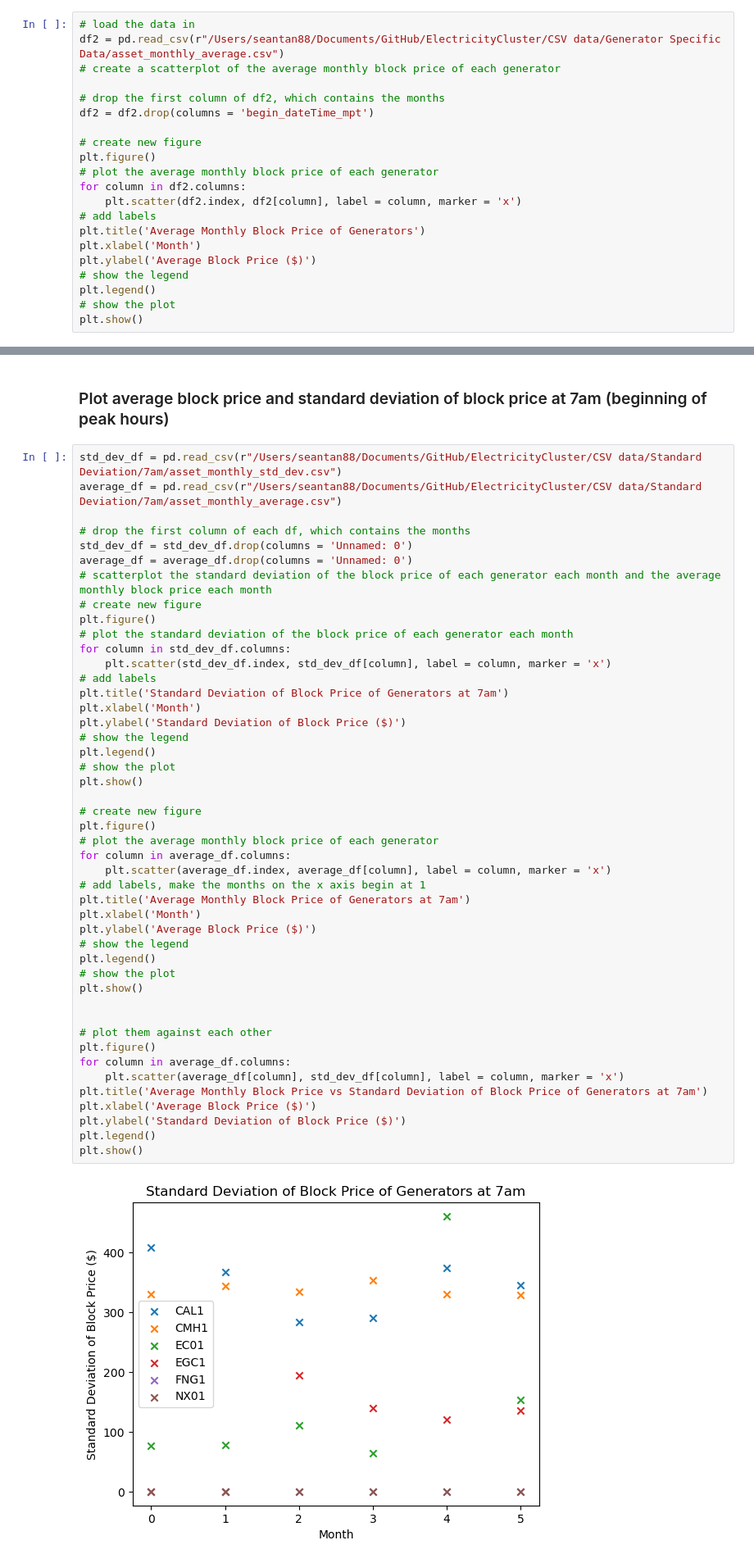
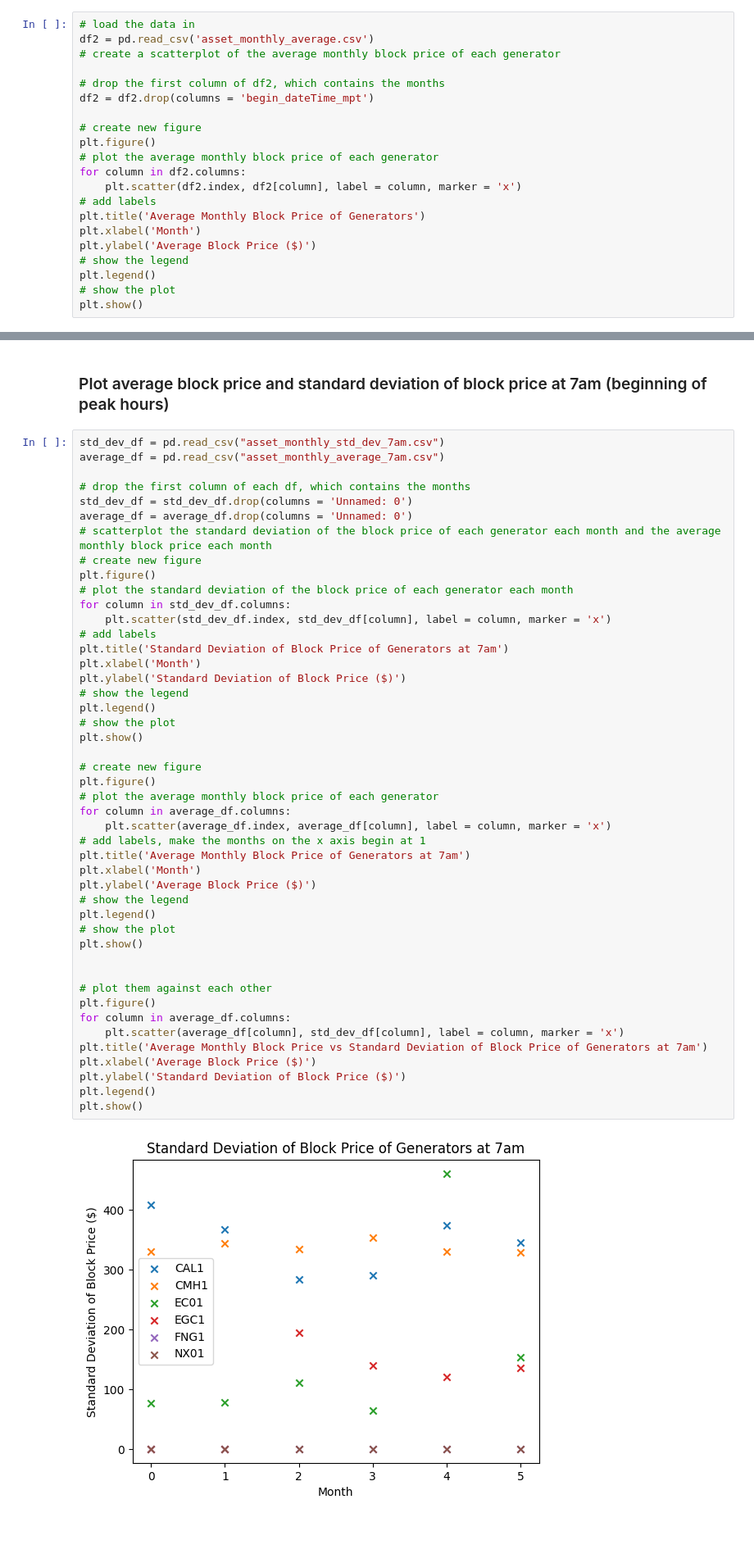
Before and after one commit to seantan88/ECON588Project, a Jupyter notebook: Analysis/cluster.ipynb, the cells around one changed output, grey strips where cells are left out. Shown at 82% size. Drawn from its saved outputs; the diff is of its cells as text; blank space fills up the shorter version.

```diff
--- a/Analysis/cluster.ipynb
+++ b/Analysis/cluster.ipynb
@@ -75,7 +76,7 @@ kmeans_cluster(df1, 'block_price', 'System Capability', 3)
 ### Overview of monthly block price average for combined-cycle generators
 # %%
 # load the data in
-df2 = pd.read_csv(r"/Users/seantan88/Documents/GitHub/ElectricityCluster/CSV data/Generator Specific Data/asset_monthly_average.csv")
+df2 = pd.read_csv('asset_monthly_average.csv')
 # create a scatterplot of the average monthly block price of each generator
 
 # drop the first column of df2, which contains the months
@@ -101,8 +102,8 @@ plt.show()
 # %% [markdown]
 ### Plot average block price and standard deviation of block price at 7am (beginning of peak hours)
 # %%
-std_dev_df = pd.read_csv(r"/Users/seantan88/Documents/GitHub/ElectricityCluster/CSV data/Standard Deviation/7am/asset_monthly_std_dev.csv")
-average_df = pd.read_csv(r"/Users/seantan88/Documents/GitHub/ElectricityCluster/CSV data/Standard Deviation/7am/asset_monthly_average.csv")
+std_dev_df = pd.read_csv("asset_monthly_std_dev_7am.csv")
+average_df = pd.read_csv("asset_monthly_average_7am.csv")
 
 # drop the first column of each df, which contains the months
 std_dev_df = std_dev_df.drop(columns = 'Unnamed: 0')
@@ -120,31 +121,31 @@ plt.ylabel('Standard Deviation of Block Price ($)')
 # show the legend
 plt.legend()
 # show the plot
 plt.show()
 
 # create new figure
 plt.figure()
 # plot the average monthly block price of each generator
 for column in average_df.columns:
     plt.scatter(average_df.index, average_df[column], label = column, marker = 'x')
 # add labels, make the months on the x axis begin at 1
 plt.title('Average Monthly Block Price of Generators at 7am')
 plt.xlabel('Month')
 plt.ylabel('Average Block Price ($)')
 # show the legend
 plt.legend()
 # show the plot
 plt.show()
 
 
 # plot them against each other
 plt.figure()
 for column in average_df.columns:
     plt.scatter(average_df[column], std_dev_df[column], label = column, marker = 'x')
 plt.title('Average Monthly Block Price vs Standard Deviation of Block Price of Generators at 7am')
 plt.xlabel('Average Block Price ($)')
 plt.ylabel('Standard Deviation of Block Price ($)')
 plt.legend()
 plt.show()
 # %% [output]
-[figure, old version]
+[figure, new version]
```
Also changed, not shown: parts of 6 cells of this notebook, 5 other files.
